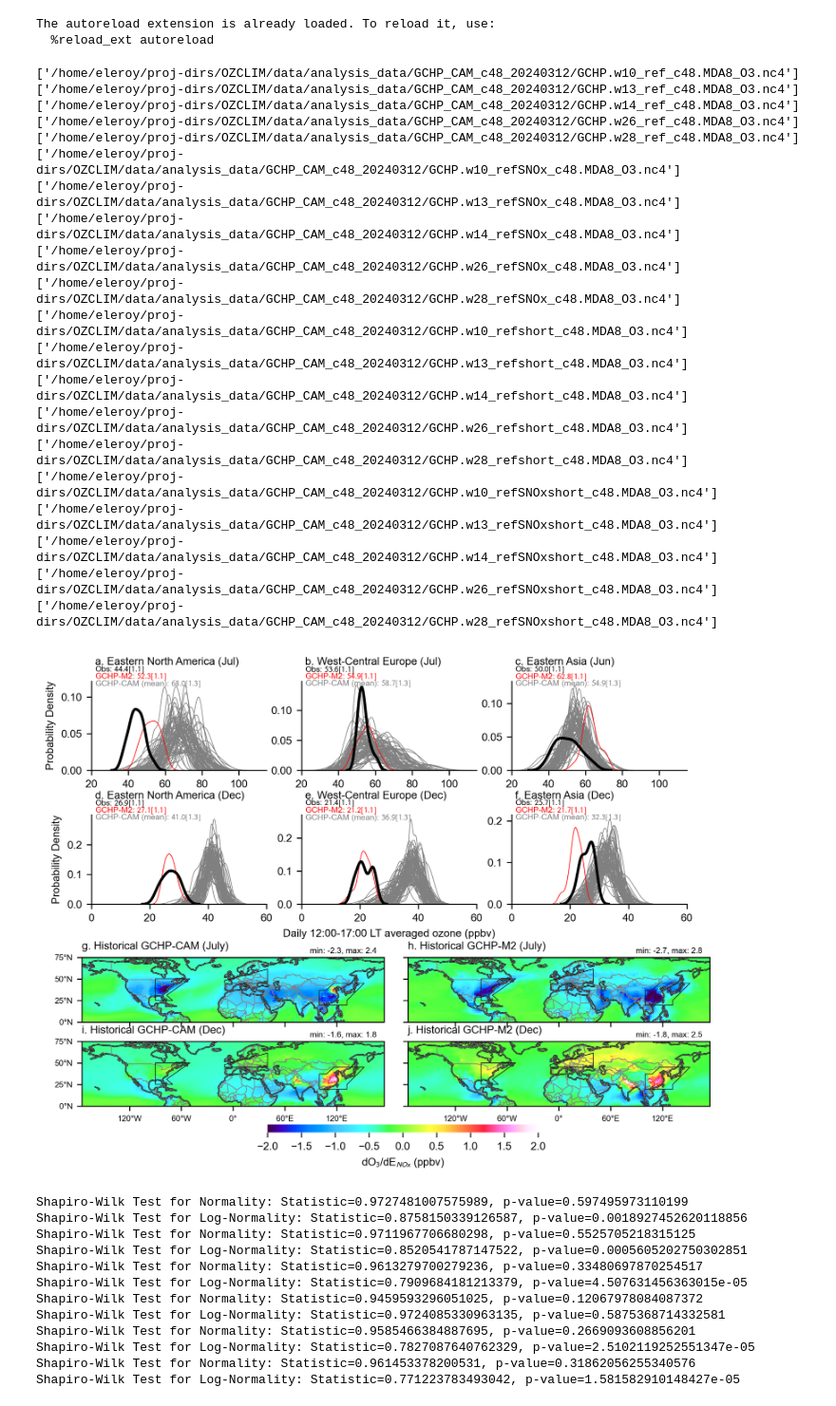
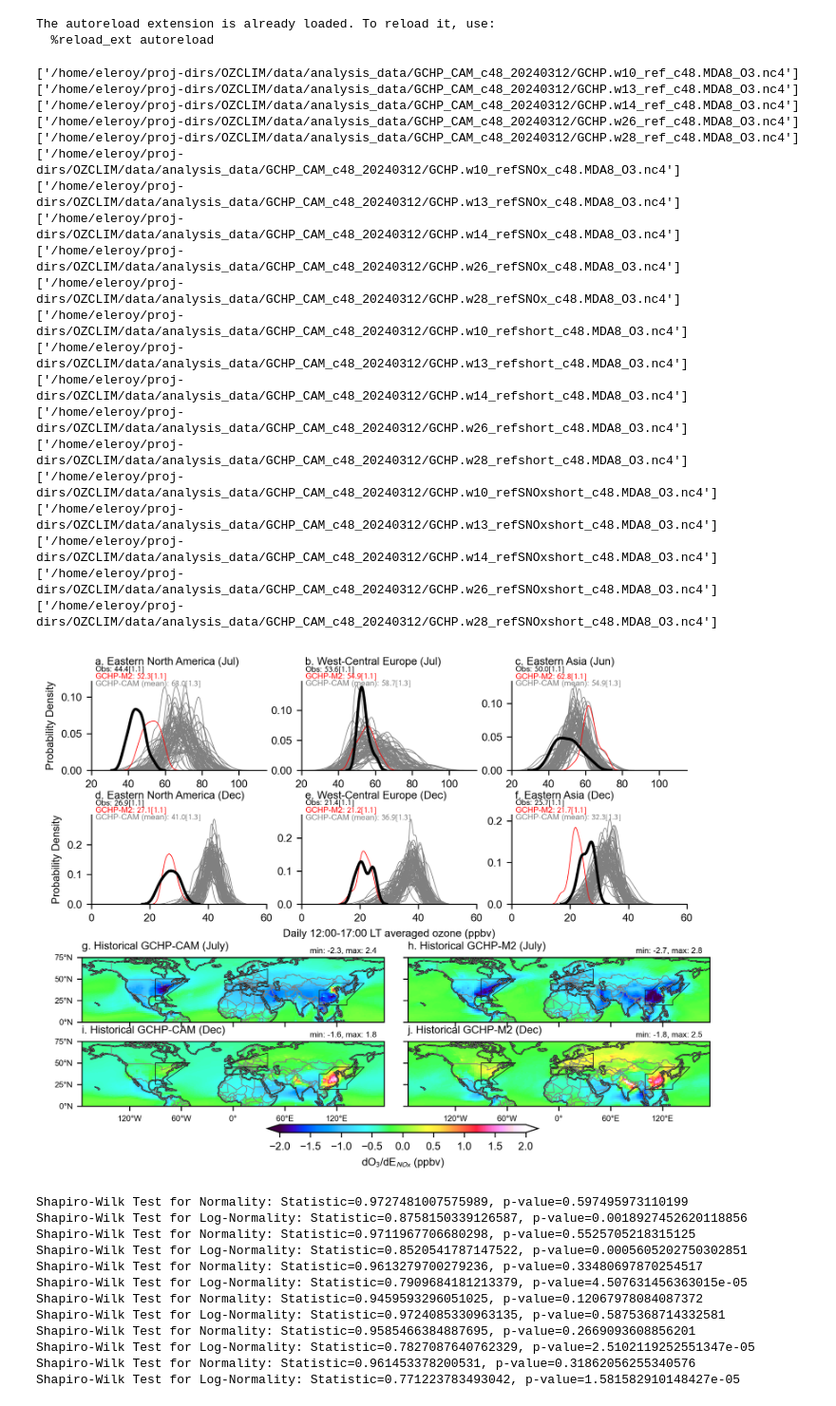
Before and after one commit to emmleroy/future-climate-ozone-sensitivity, a Jupyter notebook: figures/Fig1.ipynb, the cells around one changed output. Shown at 95% size. Cells and saved outputs as stored; diff of their text form; code cells hidden in the pictures.

Commit message:
Extended Fig1 colorbar and add outline

```diff
--- a/figures/Fig1.ipynb
+++ b/figures/Fig1.ipynb
@@ -324,39 +324,36 @@ cbar_ax = fig.add_axes([0.33, 0.10, 0.4, 0.015])  # [left, bottom, width, height
 cbar = fig.colorbar(plot,
                     cax=cbar_ax,
                     ticks=ticks,
                     orientation="horizontal",
                     shrink=0.50,
-                    label='dO$_3$/dE$_{NOx}$ (ppbv)'
+                    label='dO$_3$/dE$_{NOx}$ (ppbv)',
+                    extend='both'
                     )
 cbar.ax.tick_params(labelsize=8)
-cbar.outline.set_visible(False)
 
-#cax,kw = mpl.colorbar.make_axes([ax for ax in ax.flat], location='bottom', pad=0.05, shrink=0.55, aspect=30, extend='both')
-#cbar = fig.colorbar(plot, ticks=ticks, cax=cax, **kw)
-#cbar.set_label('dO$_3$/dE$_{NOx}$ (ppbv)', fontsize=10) # ($\Delta$ MDA8 O$_3$ per 10$\%$ reduction in E$_{NO_x}$)
 plt.savefig("Fig1.pdf")
 # %% [output]
 ['/home/eleroy/proj-dirs/OZCLIM/data/analysis_data/GCHP_CAM_c48_20240312/GCHP.w10_ref_c48.MDA8_O3.nc4']
 ['/home/eleroy/proj-dirs/OZCLIM/data/analysis_data/GCHP_CAM_c48_20240312/GCHP.w13_ref_c48.MDA8_O3.nc4']
 ['/home/eleroy/proj-dirs/OZCLIM/data/analysis_data/GCHP_CAM_c48_20240312/GCHP.w14_ref_c48.MDA8_O3.nc4']
 ['/home/eleroy/proj-dirs/OZCLIM/data/analysis_data/GCHP_CAM_c48_20240312/GCHP.w26_ref_c48.MDA8_O3.nc4']
 ['/home/eleroy/proj-dirs/OZCLIM/data/analysis_data/GCHP_CAM_c48_20240312/GCHP.w28_ref_c48.MDA8_O3.nc4']
 ['/home/eleroy/proj-dirs/OZCLIM/data/analysis_data/GCHP_CAM_c48_20240312/GCHP.w10_refSNOx_c48.MDA8_O3.nc4']
 ['/home/eleroy/proj-dirs/OZCLIM/data/analysis_data/GCHP_CAM_c48_20240312/GCHP.w13_refSNOx_c48.MDA8_O3.nc4']
 ['/home/eleroy/proj-dirs/OZCLIM/data/analysis_data/GCHP_CAM_c48_20240312/GCHP.w14_refSNOx_c48.MDA8_O3.nc4']
 ['/home/eleroy/proj-dirs/OZCLIM/data/analysis_data/GCHP_CAM_c48_20240312/GCHP.w26_refSNOx_c48.MDA8_O3.nc4']
 ['/home/eleroy/proj-dirs/OZCLIM/data/analysis_data/GCHP_CAM_c48_20240312/GCHP.w28_refSNOx_c48.MDA8_O3.nc4']
 ['/home/eleroy/proj-dirs/OZCLIM/data/analysis_data/GCHP_CAM_c48_20240312/GCHP.w10_refshort_c48.MDA8_O3.nc4']
 ['/home/eleroy/proj-dirs/OZCLIM/data/analysis_data/GCHP_CAM_c48_20240312/GCHP.w13_refshort_c48.MDA8_O3.nc4']
 ['/home/eleroy/proj-dirs/OZCLIM/data/analysis_data/GCHP_CAM_c48_20240312/GCHP.w14_refshort_c48.MDA8_O3.nc4']
 ['/home/eleroy/proj-dirs/OZCLIM/data/analysis_data/GCHP_CAM_c48_20240312/GCHP.w26_refshort_c48.MDA8_O3.nc4']
 ['/home/eleroy/proj-dirs/OZCLIM/data/analysis_data/GCHP_CAM_c48_20240312/GCHP.w28_refshort_c48.MDA8_O3.nc4']
 ['/home/eleroy/proj-dirs/OZCLIM/data/analysis_data/GCHP_CAM_c48_20240312/GCHP.w10_refSNOxshort_c48.MDA8_O3.nc4']
 ['/home/eleroy/proj-dirs/OZCLIM/data/analysis_data/GCHP_CAM_c48_20240312/GCHP.w13_refSNOxshort_c48.MDA8_O3.nc4']
 ['/home/eleroy/proj-dirs/OZCLIM/data/analysis_data/GCHP_CAM_c48_20240312/GCHP.w14_refSNOxshort_c48.MDA8_O3.nc4']
 ['/home/eleroy/proj-dirs/OZCLIM/data/analysis_data/GCHP_CAM_c48_20240312/GCHP.w26_refSNOxshort_c48.MDA8_O3.nc4']
 ['/home/eleroy/proj-dirs/OZCLIM/data/analysis_data/GCHP_CAM_c48_20240312/GCHP.w28_refSNOxshort_c48.MDA8_O3.nc4']
-[figure, old version]
+[figure, new version]
 # %%
 p_normals = []
 p_log_normals = []
```
